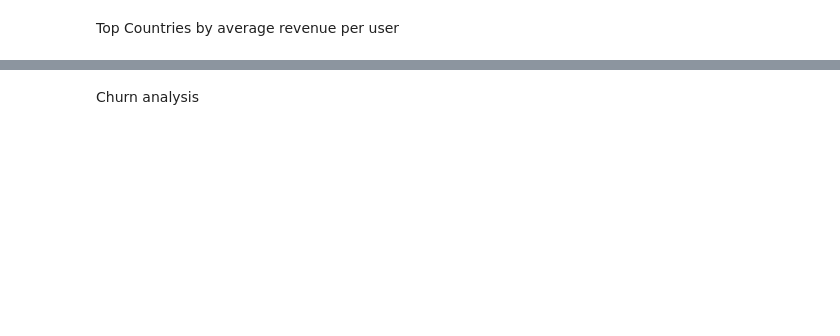
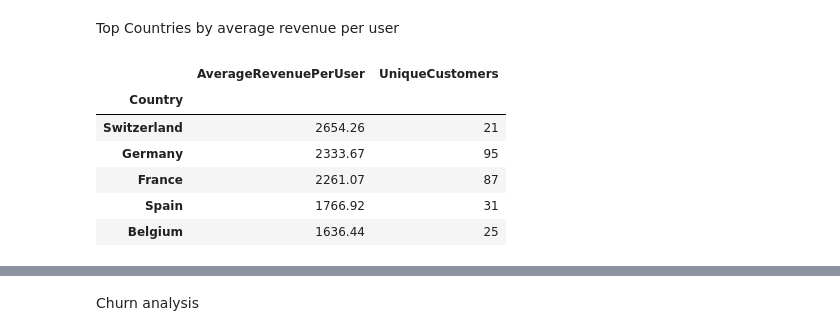
Before and after one commit to i-slusarczyk/online-retail-analysis, a Jupyter notebook: online_retail_analysis.ipynb, the cells around one changed output, grey strips where cells are left out. Drawn from its saved outputs; the diff is of its cells as text; code cells hidden in the pictures; blank space fills up the shorter version.

```diff
--- a/online_retail_analysis.ipynb
+++ b/online_retail_analysis.ipynb
@@ -351,14 +469,26 @@ df_pairs_pretty.head(20)
 Top Countries by average revenue per user
 # %%
 arpu_summary = (
-    df[df["Country"] != "United Kingdom"]
-    .groupby(["Country", "CustomerID"])
-    .agg({"TotalPrice": "sum"})
-    .reset_index()
+    df.loc[df["Country"] != "United Kingdom"]
+    .groupby(["Country", "CustomerID"], as_index=False)
+    .agg(TotalSpending=("TotalPrice", "sum"))
     .groupby("Country")
     .filter(lambda x: len(x) >= 20)
     .groupby("Country")
-    .agg({"CustomerID": "nunique", "TotalPrice": "mean"})
-    .rename(columns={"TotalPrice": "ARPU", "CustomerID": "Customers"})
+    .agg(
+        AverageRevenuePerUser=("TotalSpending", "mean"),
+        UniqueCustomers=("CustomerID", "nunique"),
+    )
+    .sort_values(by="AverageRevenuePerUser", ascending=False)
+    .round(2)
 )
+
 arpu_summary
+# %% [output]
+|  | AverageRevenuePerUser | UniqueCustomers |
+| Country |  |  |
+| Switzerland | 2654.26 | 21 |
+| Germany | 2333.67 | 95 |
+| France | 2261.07 | 87 |
+| Spain | 1766.92 | 31 |
+| Belgium | 1636.44 | 25 |
```
Also changed, not shown: parts of 22 cells of this notebook.
